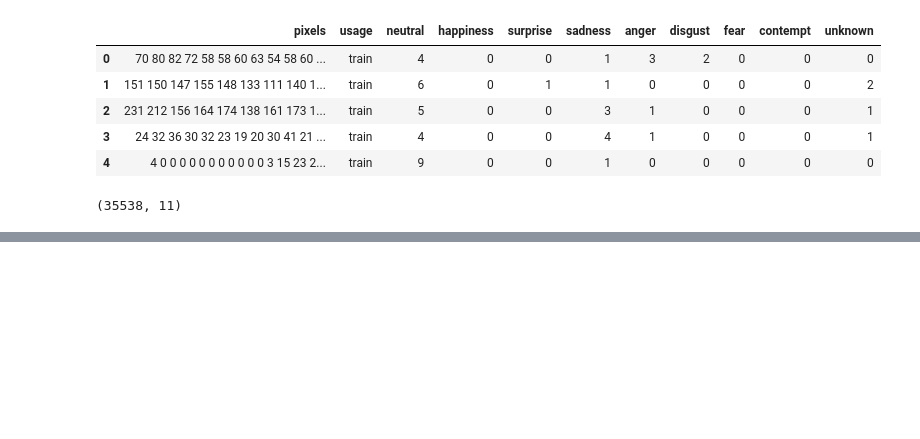
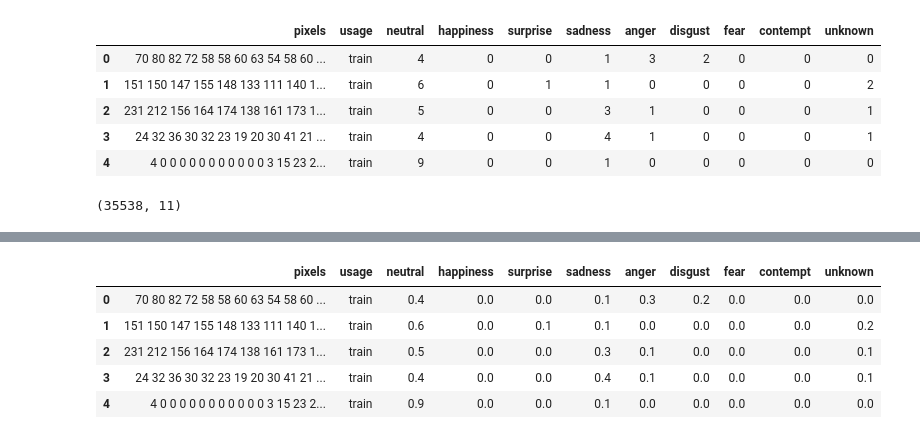
Before and after one commit to lemtiel93/progetto-crif, a Jupyter notebook: data_cleaning.ipynb, the cells around one changed output, grey strips where cells are left out. Cells and saved outputs as stored; diff of their text form; code cells hidden in the pictures; blank space fills up the shorter version.

```diff
--- a/data_cleaning.ipynb
+++ b/data_cleaning.ipynb
@@ -172,3 +172,5 @@ final.head()
 final.shape
 # %% [output]
 (35538, 11)
+# %%
+final.iloc[:,2:] = final.iloc[:,2:]/10
@@ -175,3 +195,12 @@ final.shape
+# %%
+final.head()
+# %% [output]
+|  | pixels | usage | neutral | happiness | surprise | sadness | anger | disgust | fear | contempt | unknown |
+| 0 | 70 80 82 72 58 58 60 63 54 58 60 ... | train | 0.4 | 0.0 | 0.0 | 0.1 | 0.3 | 0.2 | 0.0 | 0.0 | 0.0 |
+| 1 | 151 150 147 155 148 133 111 140 1... | train | 0.6 | 0.0 | 0.1 | 0.1 | 0.0 | 0.0 | 0.0 | 0.0 | 0.2 |
+| 2 | 231 212 156 164 174 138 161 173 1... | train | 0.5 | 0.0 | 0.0 | 0.3 | 0.1 | 0.0 | 0.0 | 0.0 | 0.1 |
+| 3 | 24 32 36 30 32 23 19 20 30 41 21 ... | train | 0.4 | 0.0 | 0.0 | 0.4 | 0.1 | 0.0 | 0.0 | 0.0 | 0.1 |
+| 4 | 4 0 0 0 0 0 0 0 0 0 0 0 3 15 23 2... | train | 0.9 | 0.0 | 0.0 | 0.1 | 0.0 | 0.0 | 0.0 | 0.0 | 0.0 |
 # %%
 final.to_csv('fer_no_nf.csv',index=False)
 # %%
```
Also changed, not shown: parts of 1 cell of this notebook.
